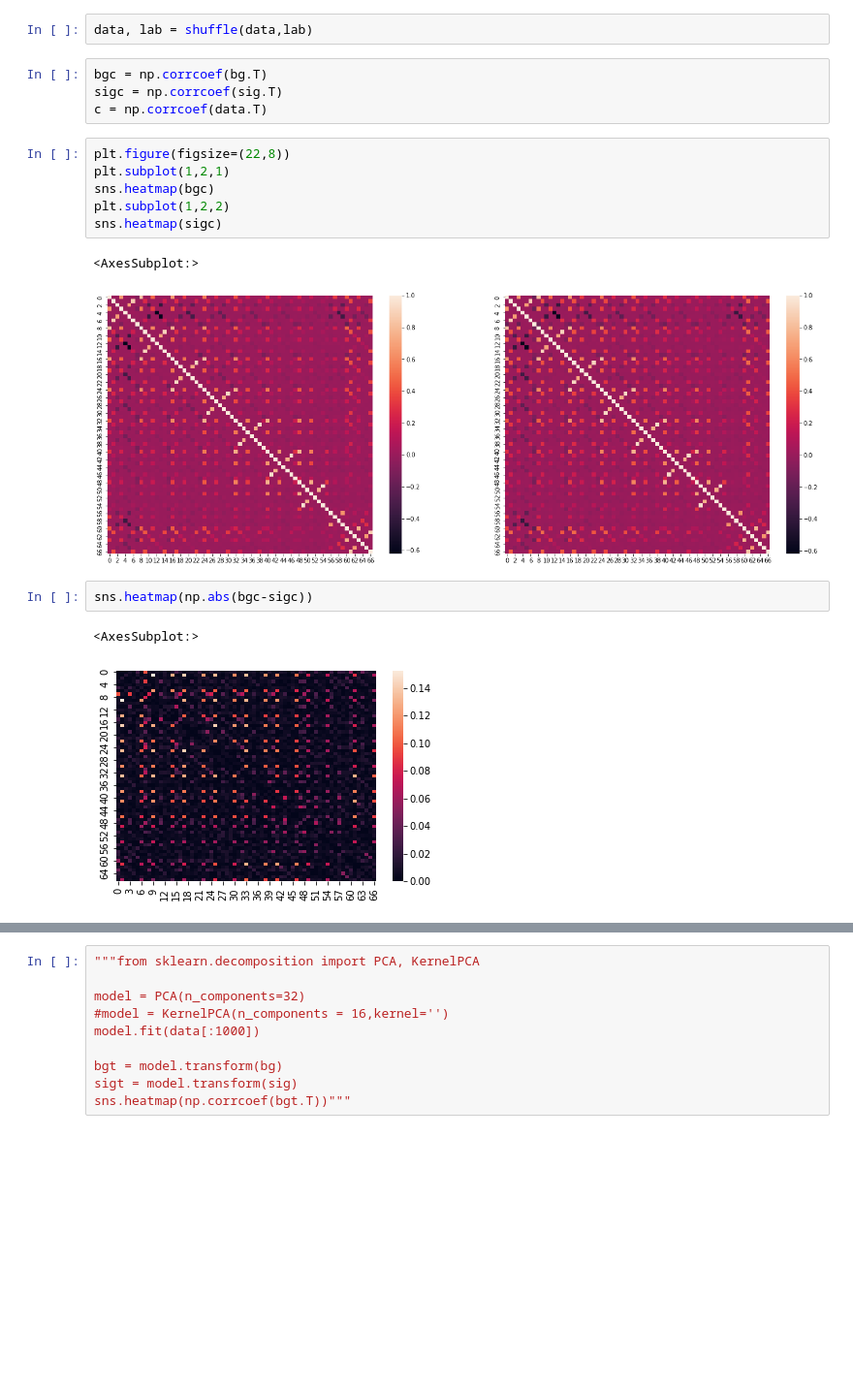
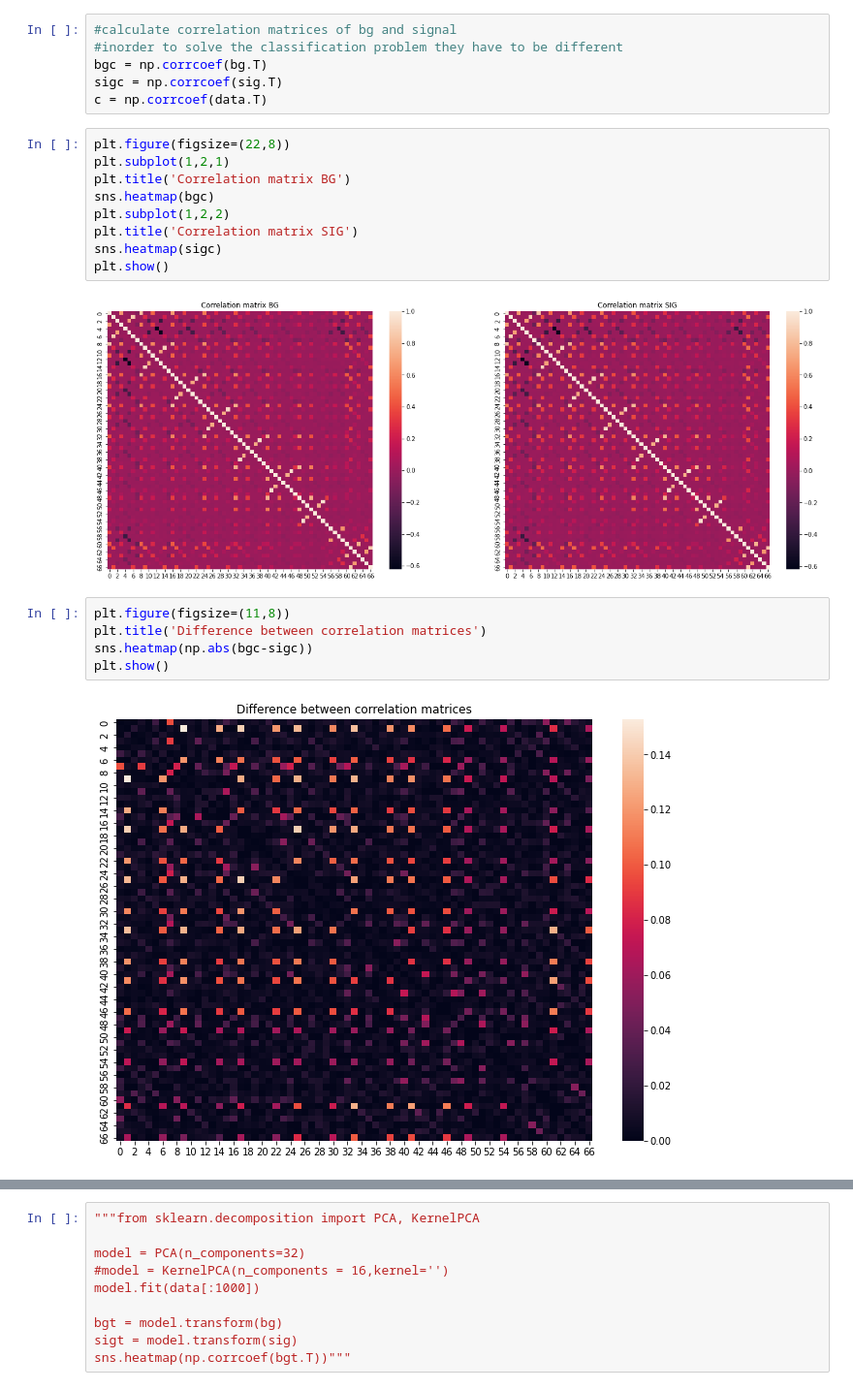
Before and after one commit to lykos273998/qml-hep, a Jupyter notebook: proj.ipynb, the cells around one changed output, grey strips where cells are left out. Shown at 97% size. Cells and saved outputs as stored; diff of their text form; blank space fills up the shorter version.

```diff
--- a/proj.ipynb
+++ b/proj.ipynb
@@ -29,21 +35,25 @@ lab = np.concatenate([lab_bg,lab_sig])
-# %%
-data, lab = shuffle(data,lab)
 # %%
+#calculate correlation matrices of bg and signal
+#inorder to solve the classification problem they have to be different
 bgc = np.corrcoef(bg.T)
 sigc = np.corrcoef(sig.T)
 c = np.corrcoef(data.T)
 # %%
 plt.figure(figsize=(22,8))
 plt.subplot(1,2,1)
+plt.title('Correlation matrix BG')
 sns.heatmap(bgc)
 plt.subplot(1,2,2)
+plt.title('Correlation matrix SIG')
 sns.heatmap(sigc)
+plt.show()
 # %% [output]
-<AxesSubplot:>
-[figure, old version]
+[figure, new version]
 # %%
+plt.figure(figsize=(11,8))
+plt.title('Difference between correlation matrices')
 sns.heatmap(np.abs(bgc-sigc))
+plt.show()
 # %% [output]
-<AxesSubplot:>
-[figure, old version]
+[figure, new version]
 # %%
```
Also changed, not shown: parts of 6 cells of this notebook.
